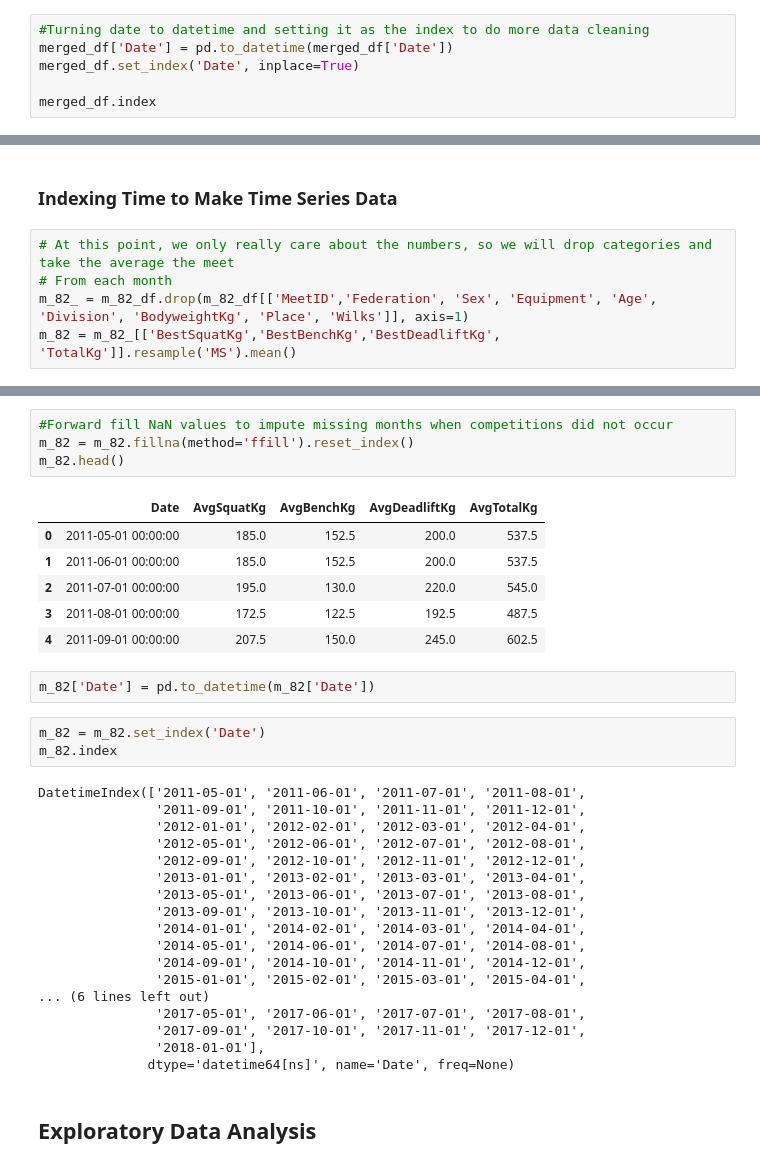
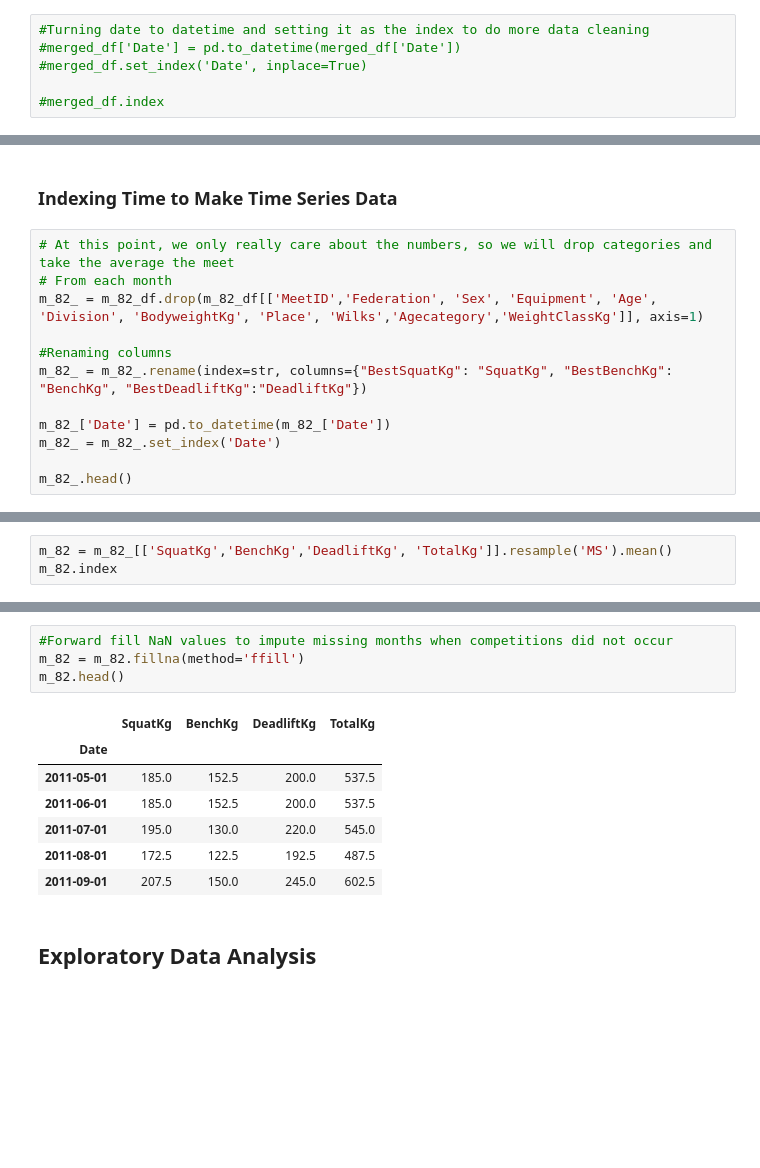
Before and after one commit to jesterugalde/PL_Time_Series, a Jupyter notebook: Power Lifting Data Set.ipynb, the cells around one changed output, grey strips where cells are left out. Cells and saved outputs as stored; diff of their text form; blank space fills up the shorter version.

```diff
--- a/Power Lifting Data Set.ipynb
+++ b/Power Lifting Data Set.ipynb
@@ -144,7 +144,7 @@ meets_df.head()
 merged_df = meets_df.merge(firstPlace_df, how = 'inner', on = ['MeetID'])
 # %%
 #Turning date to datetime and setting it as the index to do more data cleaning
-merged_df['Date'] = pd.to_datetime(merged_df['Date'])
-merged_df.set_index('Date', inplace=True)
+#merged_df['Date'] = pd.to_datetime(merged_df['Date'])
+#merged_df.set_index('Date', inplace=True)
 
-merged_df.index
+#merged_df.index
@@ -238,5 +225,12 @@ m_82_df.head()
 # %%
 # At this point, we only really care about the numbers, so we will drop categories and take the average the meet
 # From each month
-m_82_ = m_82_df.drop(m_82_df[['MeetID','Federation', 'Sex', 'Equipment', 'Age', 'Division', 'BodyweightKg', 'Place', 'Wilks']], axis=1)
-m_82 = m_82_[['BestSquatKg','BestBenchKg','BestDeadliftKg', 'TotalKg']].resample('MS').mean()
+m_82_ = m_82_df.drop(m_82_df[['MeetID','Federation', 'Sex', 'Equipment', 'Age', 'Division', 'BodyweightKg', 'Place', 'Wilks','Agecategory','WeightClassKg']], axis=1)
+
+#Renaming columns
+m_82_ = m_82_.rename(index=str, columns={"BestSquatKg": "SquatKg", "BestBenchKg": "BenchKg", "BestDeadliftKg":"DeadliftKg"})
+
+m_82_['Date'] = pd.to_datetime(m_82_['Date'])
+m_82_ = m_82_.set_index('Date')
+
+m_82_.head()
@@ -254,0 +245,3 @@ m_82.head()
+# %%
+m_82 = m_82_[['SquatKg','BenchKg','DeadliftKg', 'TotalKg']].resample('MS').mean()
+m_82.index
@@ -255,37 +266,15 @@ m_82.head()
 # %%
 #Forward fill NaN values to impute missing months when competitions did not occur
-m_82 = m_82.fillna(method='ffill').reset_index()
+m_82 = m_82.fillna(method='ffill')
 m_82.head()
 # %% [output]
-|  | Date | AvgSquatKg | AvgBenchKg | AvgDeadliftKg | AvgTotalKg |
-| 0 | 2011-05-01 00:00:00 | 185.0 | 152.5 | 200.0 | 537.5 |
-| 1 | 2011-06-01 00:00:00 | 185.0 | 152.5 | 200.0 | 537.5 |
-| 2 | 2011-07-01 00:00:00 | 195.0 | 130.0 | 220.0 | 545.0 |
-| 3 | 2011-08-01 00:00:00 | 172.5 | 122.5 | 192.5 | 487.5 |
-| 4 | 2011-09-01 00:00:00 | 207.5 | 150.0 | 245.0 | 602.5 |
+|  | SquatKg | BenchKg | DeadliftKg | TotalKg |
+| Date |  |  |  |  |
+| 2011-05-01 | 185.0 | 152.5 | 200.0 | 537.5 |
+| 2011-06-01 | 185.0 | 152.5 | 200.0 | 537.5 |
+| 2011-07-01 | 195.0 | 130.0 | 220.0 | 545.0 |
+| 2011-08-01 | 172.5 | 122.5 | 192.5 | 487.5 |
+| 2011-09-01 | 207.5 | 150.0 | 245.0 | 602.5 |
-# %%
-m_82['Date'] = pd.to_datetime(m_82['Date'])
-# %%
-m_82 = m_82.set_index('Date')
-m_82.index
-# %% [output]
-DatetimeIndex(['2011-05-01', '2011-06-01', '2011-07-01', '2011-08-01',
-               '2011-09-01', '2011-10-01', '2011-11-01', '2011-12-01',
-               '2012-01-01', '2012-02-01', '2012-03-01', '2012-04-01',
-               '2012-05-01', '2012-06-01', '2012-07-01', '2012-08-01',
-               '2012-09-01', '2012-10-01', '2012-11-01', '2012-12-01',
-               '2013-01-01', '2013-02-01', '2013-03-01', '2013-04-01',
-               '2013-05-01', '2013-06-01', '2013-07-01', '2013-08-01',
-               '2013-09-01', '2013-10-01', '2013-11-01', '2013-12-01',
-               '2014-01-01', '2014-02-01', '2014-03-01', '2014-04-01',
-               '2014-05-01', '2014-06-01', '2014-07-01', '2014-08-01',
-               '2014-09-01', '2014-10-01', '2014-11-01', '2014-12-01',
-               '2015-01-01', '2015-02-01', '2015-03-01', '2015-04-01',
-... (6 lines left out)
-               '2017-05-01', '2017-06-01', '2017-07-01', '2017-08-01',
-               '2017-09-01', '2017-10-01', '2017-11-01', '2017-12-01',
-               '2018-01-01'],
-              dtype='datetime64[ns]', name='Date', freq=None)
 # %% [markdown]
 ## Exploratory Data Analysis
 # %% [markdown]
```
Also changed, not shown: parts of 15 cells of this notebook.
